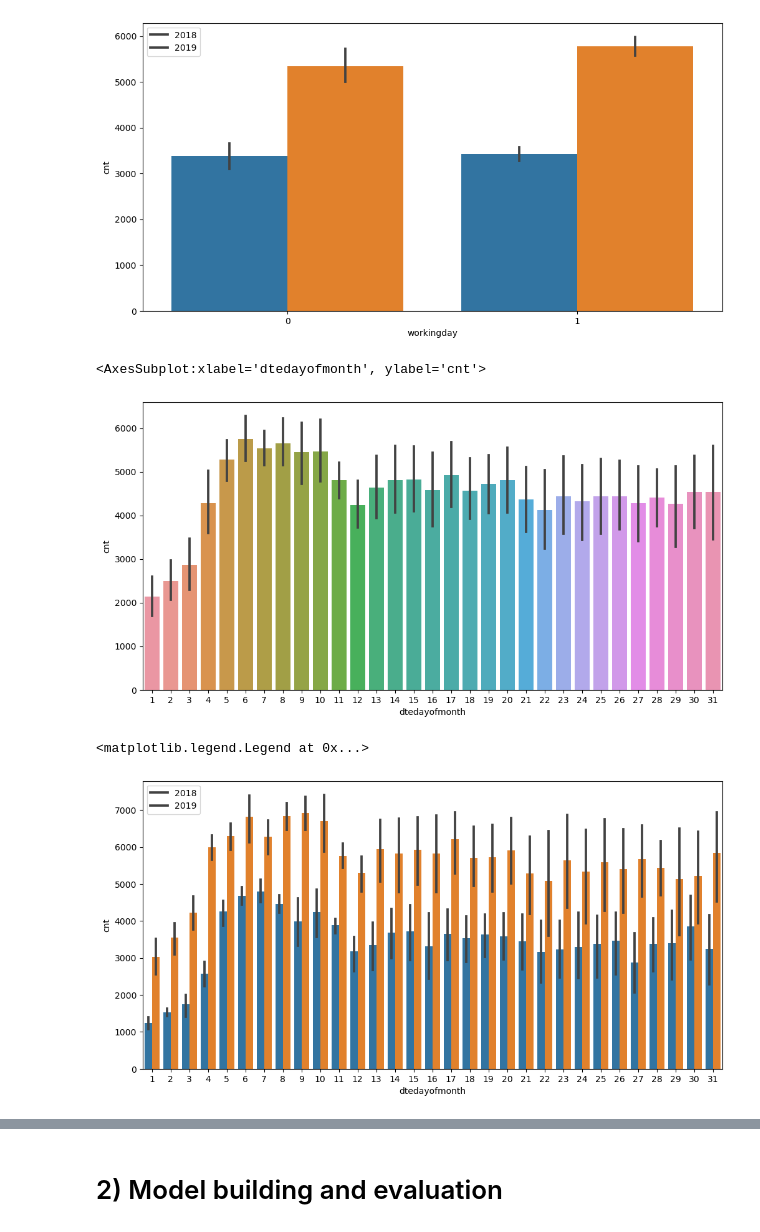
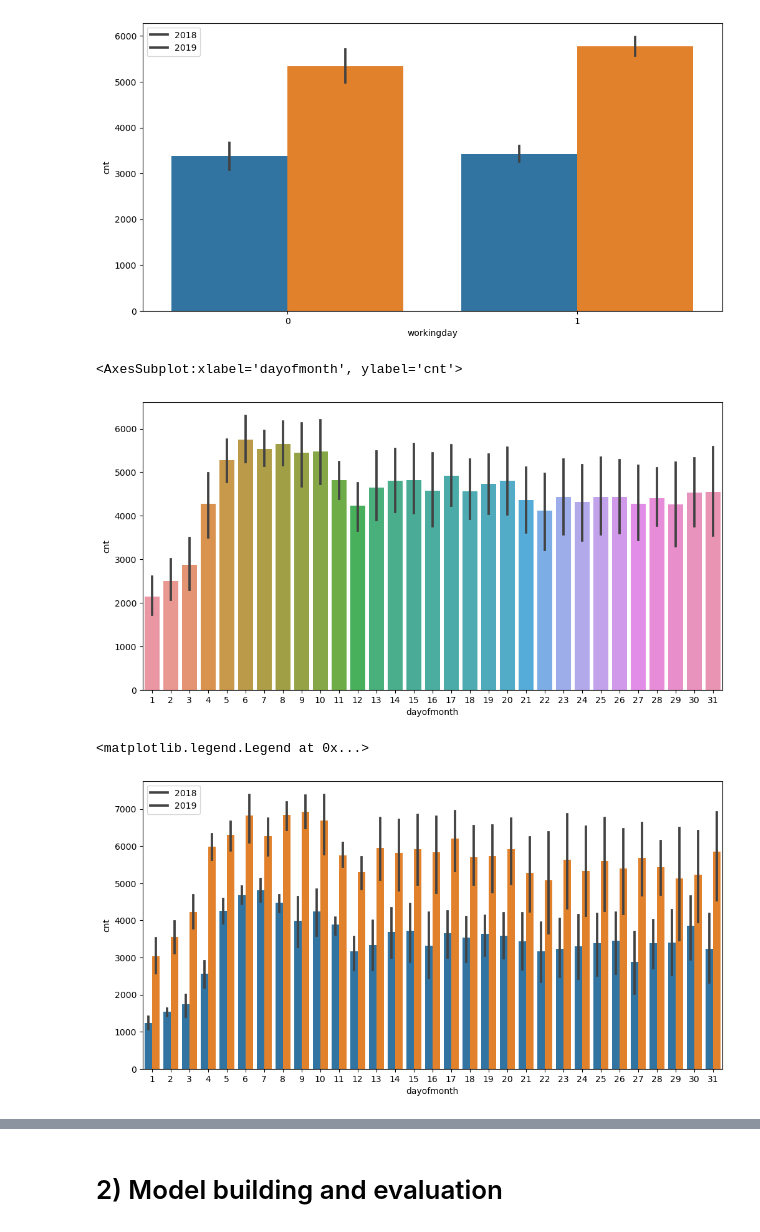
Before and after one commit to sunaynatalreja/BikeSharingLinearRegressionAssignment, a Jupyter notebook: Bike_Sharing_Linear_Regression_Assignment.ipynb, the cells around one changed output, grey strips where cells are left out. Saved outputs shown, nothing was run; the diff lists cells and outputs as text; code cells hidden in the pictures.

```diff
--- a/Bike_Sharing_Linear_Regression_Assignment.ipynb
+++ b/Bike_Sharing_Linear_Regression_Assignment.ipynb
@@ -17,7 +17,7 @@ warnings.filterwarnings('ignore')
 # %%
 #importing data and checking shape
 
-bikesharinginitial_df = pd.read_csv("day.csv")
+bikesharinginitial_df = pd.read_csv("C:/Users/SunaynaPC/AI_ML/BikeSharingLinearRegressionAssignment/day.csv")
 bikesharinginitial_df.shape
 # %% [output]
 (730, 16)
@@ -60,8 +60,8 @@ bikesharinginitial_df.describe()
 # %%
 #Deriving columns for analysis
 #Extracting Day of the month from dteday
-bikesharinginitial_df["dtedayofmonth"]= pd.to_datetime(bikesharinginitial_df[ "dteday"])
-bikesharinginitial_df['dtedayofmonth']=bikesharinginitial_df[ "dtedayofmonth"].dt.day
+bikesharinginitial_df["dayofmonth"]= pd.to_datetime(bikesharinginitial_df[ "dteday"])
+bikesharinginitial_df['dayofmonth']=bikesharinginitial_df[ "dayofmonth"].dt.day
 bikesharinginitial_df.head()
 # %% [output]
 |  | instant | dteday | season | yr | mnth | holiday | weekday | workingday | weathersit | temp | ... |
@@ -284,16 +288,16 @@ plt.legend(labels=['2018', '2019'])
 [figure]
 # %%
 plt.figure(figsize = (12,6))
-sns.barplot('dtedayofmonth','cnt',data=bikesharinginitial_df)
+sns.barplot('dayofmonth','cnt',data=bikesharinginitial_df)
 # %% [output]
-<AxesSubplot:xlabel='dtedayofmonth', ylabel='cnt'>
+<AxesSubplot:xlabel='dayofmonth', ylabel='cnt'>
-[figure, old version]
+[figure, new version]
 # %%
 plt.figure(figsize = (12,6))
-sns.barplot('dtedayofmonth','cnt',data=bikesharinginitial_df, hue='yr')
+sns.barplot('dayofmonth','cnt',data=bikesharinginitial_df, hue='yr')
 plt.legend(labels=['2018', '2019'])
 # %% [output]
 <matplotlib.legend.Legend at 0x...>
-[figure, old version]
+[figure, new version]
 # %%
 # Dummy variable creation for month, weekday, weathersit and season variables.
```
Also changed, not shown: parts of 82 cells of this notebook.
